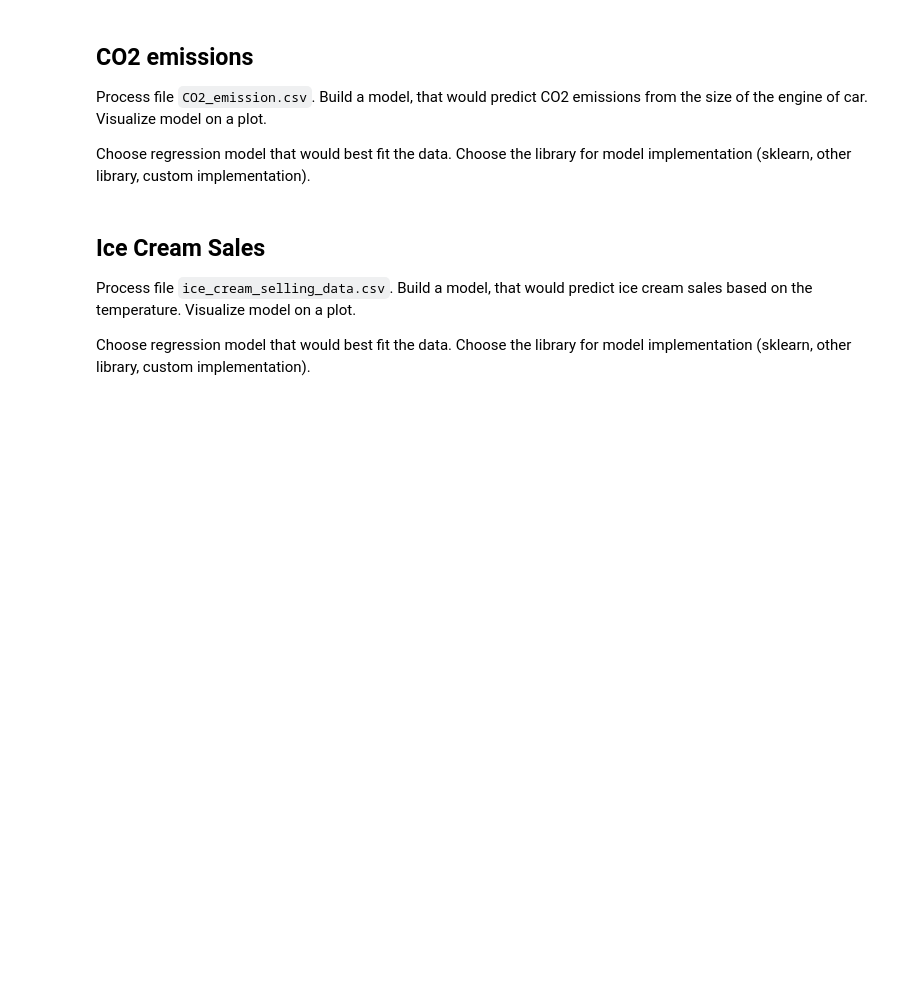
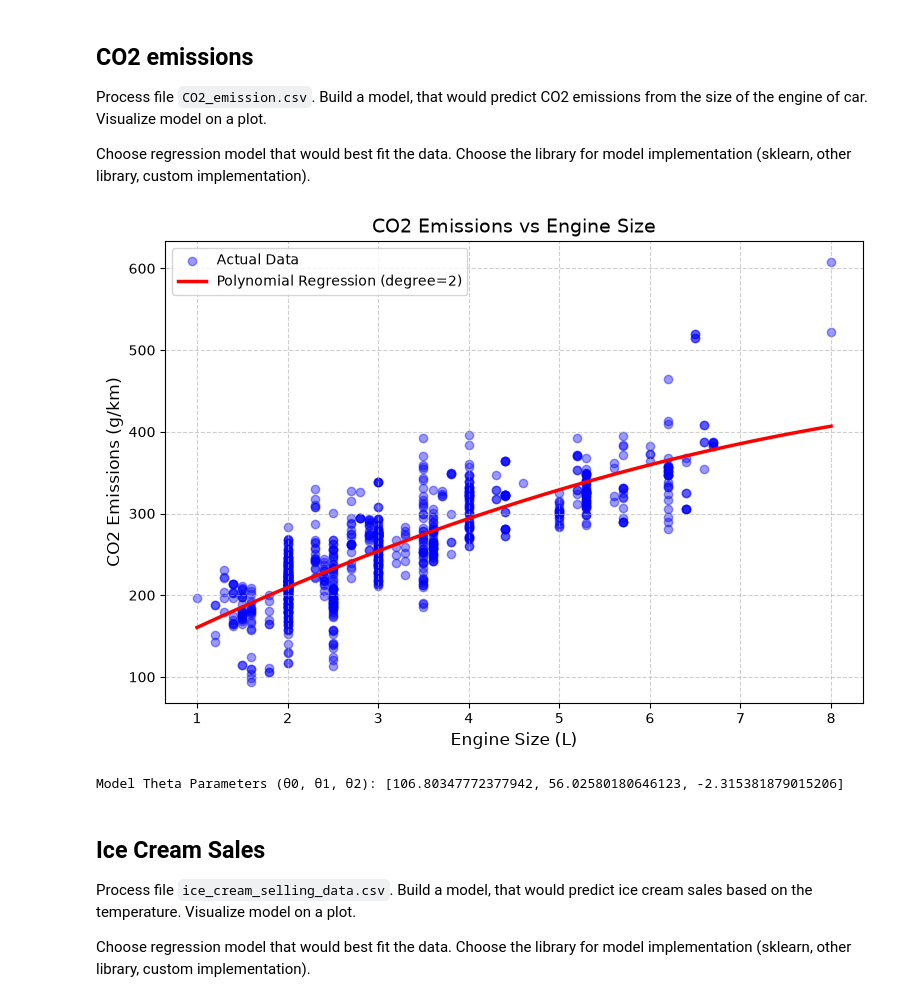
Before and after one commit to OleksandrKyrstiuk/ida-labs, a Jupyter notebook: assignement-3.ipynb, the cells around one changed output. Cells and saved outputs as stored; diff of their text form; code cells hidden in the pictures; blank space fills up the shorter version.

```diff
--- a/assignement-3.ipynb
+++ b/assignement-3.ipynb
@@ -21,4 +23,6 @@ build_plot('resources/CO2_emission.csv', 'Engine_Size', 'CO2_Emissions').show()
 # %%
+import pandas as pd
+
 def extract_texts_from_file(file_path):
     """
     Extract the text data from the csv file
@@ -29,7 +33,8 @@ def extract_texts_from_file(file_path):
     Returns:
         list: The list of texts as strings.
     """
-    return None
+    df = pd.read_csv(file_path)
+    return df.astype(str).agg(lambda x: ', '.join(x), axis=1).tolist()
 
 data = extract_texts_from_file('resources/heart.csv')
 print(data[:50])
@@ -40,20 +47,64 @@ Process file `CO2_emission.csv`. Build a model, that would predict CO2 emissions
 
 Choose regression model that would best fit the data. Choose the library for model implementation (sklearn, other library, custom implementation).
 # %%
+import numpy as np
+import pandas as pd
+import matplotlib.pyplot as plt
+from sklearn.preprocessing import PolynomialFeatures
+from sklearn.linear_model import LinearRegression
+
+def extract_texts_from_file(file_path):
+    """
+    Extract data from CSV file into a pandas DataFrame.
+    """
+    return pd.read_csv(file_path)
+
 def CO2_emissions(data):
     """
     Build a model that would predict CO2 emissions from the size of the engine of car. Visualize model on a plot.
 
     Args:
         data: CO2 emissions data.
 
     Returns:
         list: The list of model theta parameters.
     """
-    return None
+    engine_col = [col for col in data.columns if 'engine' in col.lower()][0]
+    co2_col = [col for col in data.columns if 'co2' in col.lower()][0]
+
+    X = data[[engine_col]].values
+    y = data[co2_col].values
+
+    poly = PolynomialFeatures(degree=2)
+    X_poly = poly.fit_transform(X)
+
+    model = LinearRegression()
+    model.fit(X_poly, y)
+
+    theta = [float(model.intercept_)] + model.coef_[1:].tolist()
+
+    plt.figure(figsize=(9, 6))
+    plt.scatter(X, y, color='blue', alpha=0.4, label='Actual Data')
+
+    X_plot = np.linspace(X.min(), X.max(), 300).reshape(-1, 1)
+    y_plot = model.predict(poly.transform(X_plot))
+
+    plt.plot(X_plot, y_plot, color='red', linewidth=2.5, label='Polynomial Regression (degree=2)')
+    plt.title('CO2 Emissions vs Engine Size', fontsize=14)
+    plt.xlabel('Engine Size (L)', fontsize=12)
+    plt.ylabel('CO2 Emissions (g/km)', fontsize=12)
+    plt.legend()
+    plt.grid(True, linestyle='--', alpha=0.6)
+    plt.show()
+
+    return theta
 
 data = extract_texts_from_file('resources/CO2_emission.csv')
-CO2_emissions(data)
+theta_params = CO2_emissions(data)
+print("Model Theta Parameters (θ0, θ1, θ2):", theta_params)
+# %% [output]
+[figure, added]
+Model Theta Parameters (θ0, θ1, θ2): [106.80347772377942, 56.02580180646123, -2.315381879015206]
 # %% [markdown]
 ## Ice Cream Sales
 
```
Also changed, not shown: parts of 7 cells of this notebook, 1 other file.
